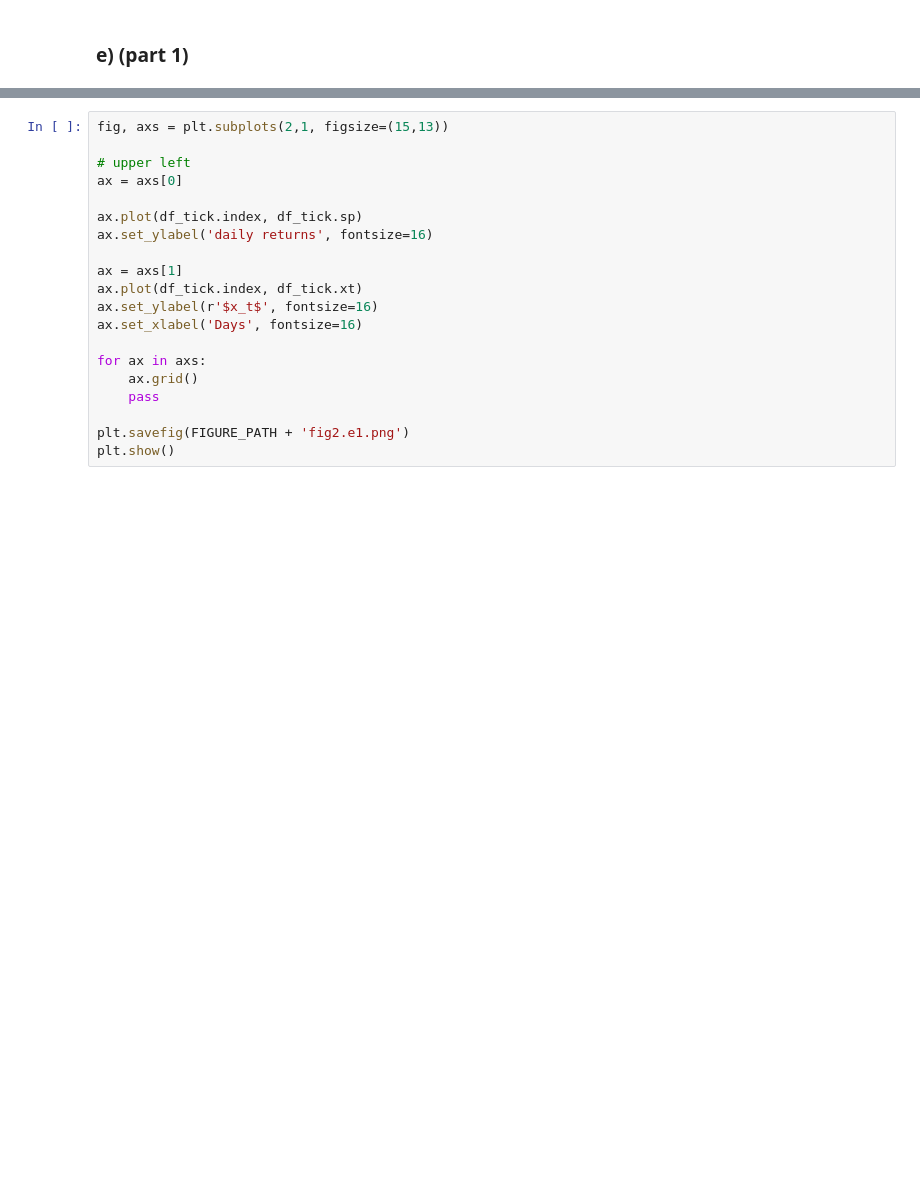
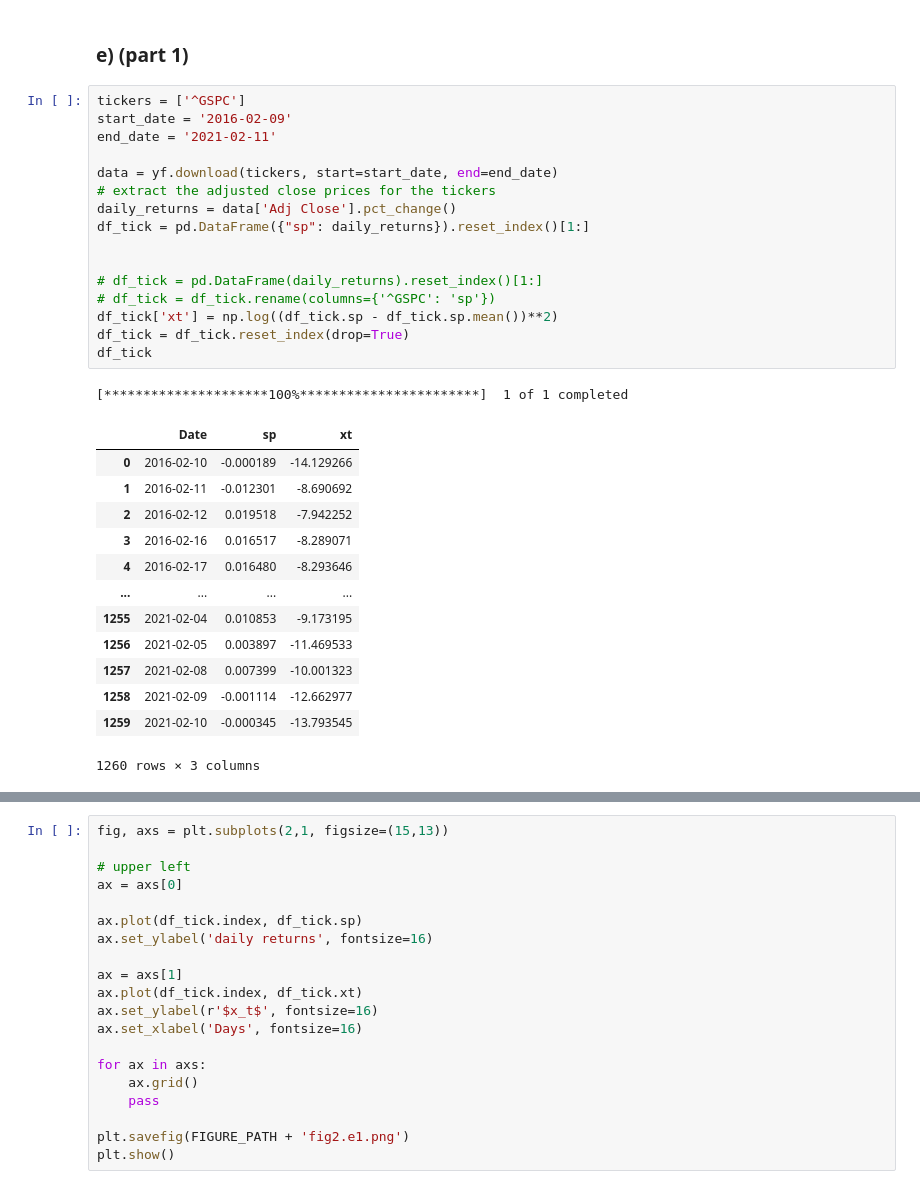
Before and after one commit to siemfenne/timeseriesmodels-vu, a Jupyter notebook: part2.ipynb, the cells around one changed output, grey strips where cells are left out. Saved outputs shown, nothing was run; the diff lists cells and outputs as text; blank space fills up the shorter version.

```diff
--- a/part2.ipynb
+++ b/part2.ipynb
@@ -259,6 +166,37 @@ plt.show()
 [figure]
 # %% [markdown]
 ### e) (part 1)
+# %%
+tickers = ['^GSPC']
+start_date = '2016-02-09'
+end_date = '2021-02-11'
+
+data = yf.download(tickers, start=start_date, end=end_date)
+# extract the adjusted close prices for the tickers
+daily_returns = data['Adj Close'].pct_change()
+df_tick = pd.DataFrame({"sp": daily_returns}).reset_index()[1:]
+
+
+# df_tick = pd.DataFrame(daily_returns).reset_index()[1:]
+# df_tick = df_tick.rename(columns={'^GSPC': 'sp'})
+df_tick['xt'] = np.log((df_tick.sp - df_tick.sp.mean())**2)
+df_tick = df_tick.reset_index(drop=True)
+df_tick
+# %% [output]
+[*********************100%***********************]  1 of 1 completed
+|  | Date | sp | xt |
+| 0 | 2016-02-10 | -0.000189 | -14.129266 |
+| 1 | 2016-02-11 | -0.012301 | -8.690692 |
+| 2 | 2016-02-12 | 0.019518 | -7.942252 |
+| 3 | 2016-02-16 | 0.016517 | -8.289071 |
+| 4 | 2016-02-17 | 0.016480 | -8.293646 |
+| ... | ... | ... | ... |
+| 1255 | 2021-02-04 | 0.010853 | -9.173195 |
+| 1256 | 2021-02-05 | 0.003897 | -11.469533 |
+| 1257 | 2021-02-08 | 0.007399 | -10.001323 |
+| 1258 | 2021-02-09 | -0.001114 | -12.662977 |
+| 1259 | 2021-02-10 | -0.000345 | -13.793545 |
+1260 rows × 3 columns
 # %%
 tickers = ['^GSPC', 'AAPL']
 start_date = '2016-02-09'
```
Also changed, not shown: parts of 22 cells of this notebook, 3 other files.
